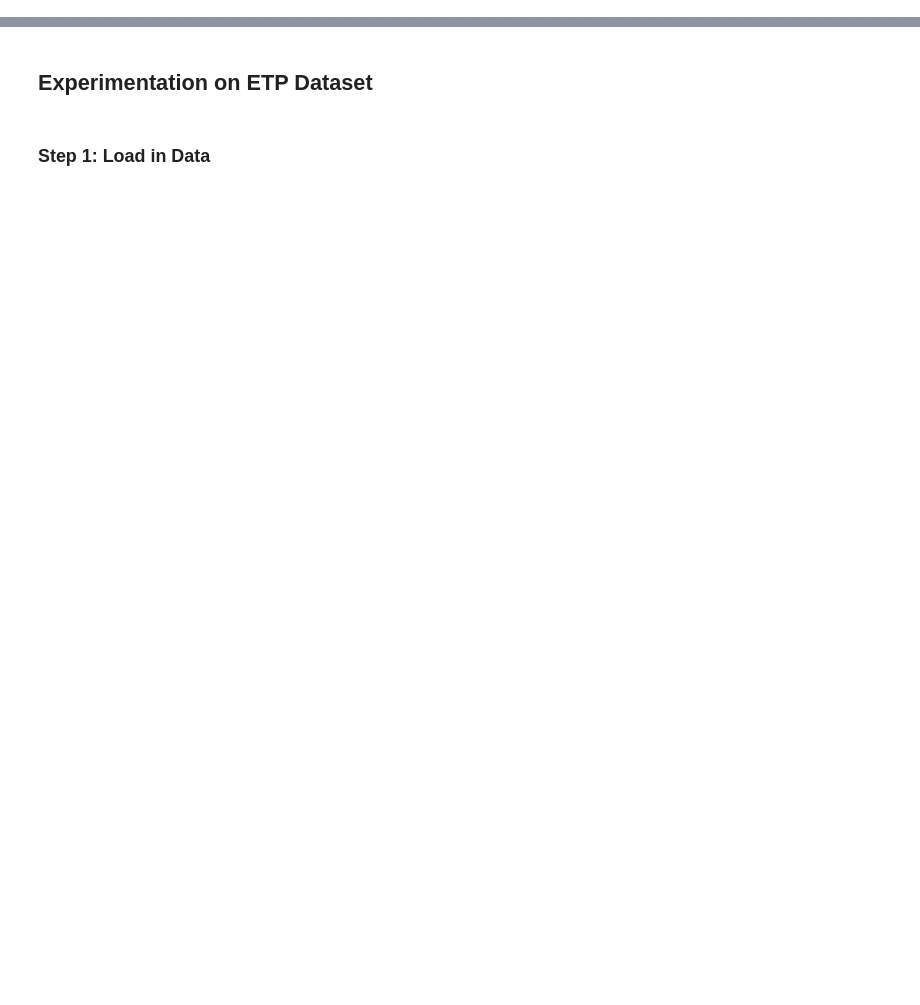
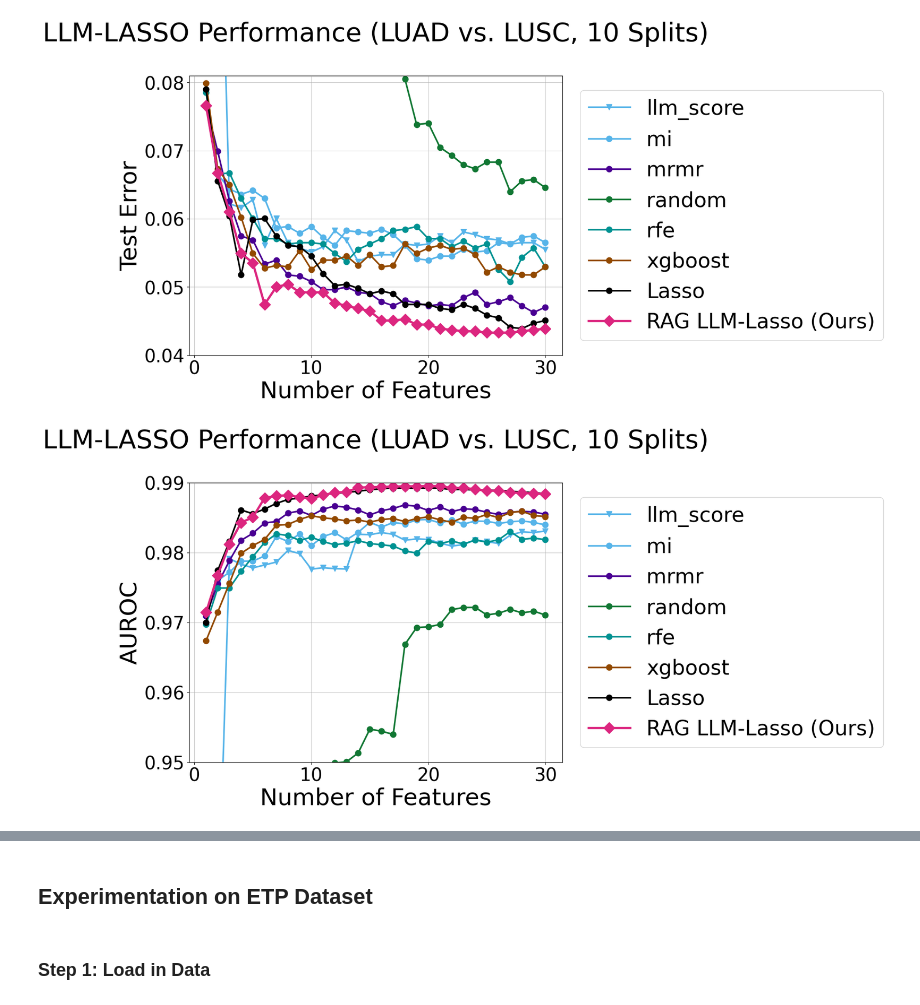
Before and after one commit to pilancilab/LLM-Lasso, a Jupyter notebook: llm_lasso_experimentation.ipynb, the cells around one changed output, grey strips where cells are left out. Cells and saved outputs as stored; diff of their text form; code cells hidden in the pictures; blank space fills up the shorter version.

```diff
--- a/llm_lasso_experimentation.ipynb
+++ b/llm_lasso_experimentation.ipynb
@@ -11,0 +39,8 @@ ModuleNotFoundError: No module named 'xgboost'
+# %%
+feature_baseline = read_baseline_splits(f"data/baselines/{DATASET}", n_splits=N_SPLITS, n_features=49)
+with open(f"data/llm-score/{DATASET}/trial_scores_llm_score.json") as f:
+    llm_score = json.load(f)
+features = splits[0].x_train.columns
+scores = np.mean(np.array([scores["scores"] for scores in llm_score]), axis=0)
+llm_score_features = features[np.argsort(-scores)].tolist()
+feature_baseline["llm_score"] = [llm_score_features] * N_SPLITS
@@ -11,0 +122,11 @@ ModuleNotFoundError: No module named 'xgboost'
+# %%
+# with open("data/llm-lasso/ash/scores-o1-5x/DLBCL_FL/trial_scores_RAG.json") as f:
+#     trial_scores_rag = np.array([x["scores"] for x in json.load(f)])
+# with open("data/llm-lasso/ash/scores-o1-5x/DLBCL_FL/trial_scores_plain.json") as f:
+#     trial_scores_plain = np.array([x["scores"] for x in json.load(f)])
+
+with open("data/llm-lasso/Lung_TCGA--2/trial_scores_RAG.json") as f:
+    trial_scores_rag = np.array([x["scores"][0] for x in json.load(f)])
+penalties_rag = trial_scores_rag.mean(axis=0)
+with open("data/llm-lasso/Lung_TCGA--3/trial_scores_plain.json") as f:
+    trial_scores_plain = np.array([x["scores"][0] for x in json.load(f)])
@@ -11,0 +251,25 @@ ModuleNotFoundError: No module named 'xgboost'
+# %%
+llm_lasso = llm_lasso[llm_lasso["method_model"] == "1/imp - rag"]
+llm_lasso.loc[llm_lasso["method_model"] == "1/imp - rag", "method_model"] = "RAG LLM-Lasso (Ours)"
+llm_lasso.loc[llm_lasso["method_model"] == "1/imp - plain", "method_model"] = "Plain LLM-Lasso (Ours)"
+
+dataframes_to_plot = [
+    baselines, lasso, llm_lasso
+]
+# dataframes_to_plot = [
+#     lasso, llm_lasso
+# ]
+dataframes_to_plot = [df[df["n_features"] > 0] for df in dataframes_to_plot]
+# %%
+plot_llm_lasso_result(
+    dataframes_to_plot,
+    bolded_methods=["RAG LLM-Lasso (Ours)"],
+    x_lim=30,
+    task="LUAD vs. LUSC",
+    plot_error_bars=False,
+    test_error_y_lim=(0.04, 0.081),
+    auroc_y_lim=(0.95, 0.99)
+)
+# %% [output]
+[figure, added]
+[figure, added]
```
Also changed, not shown: parts of 64 cells of this notebook, 11 other files.
